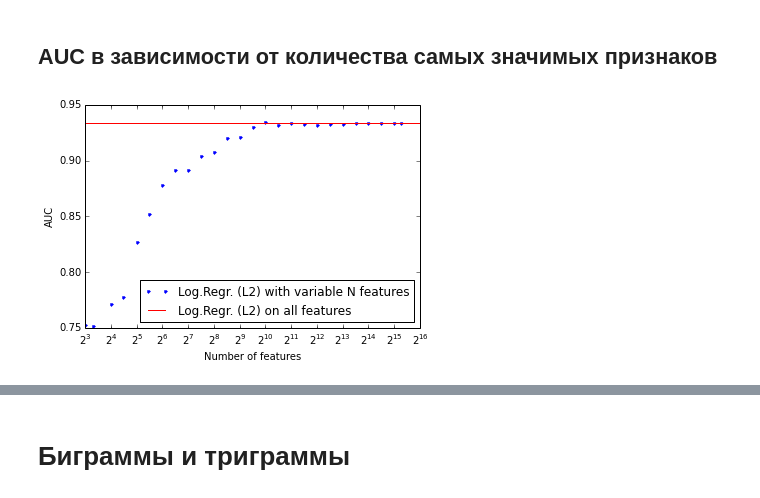
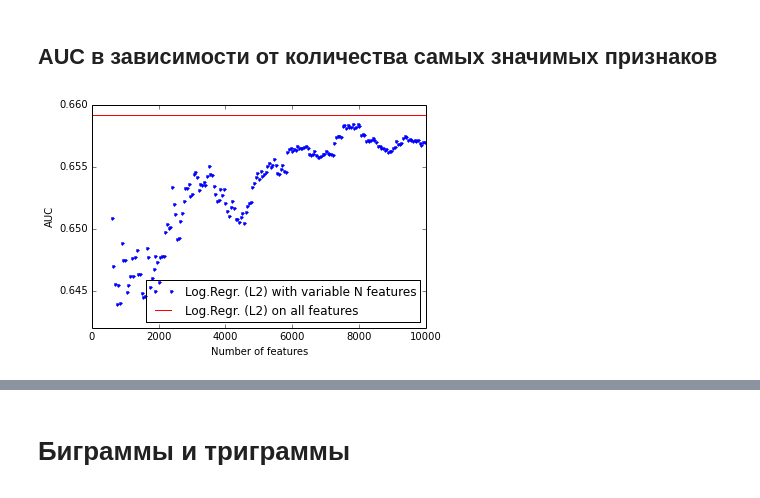
Before and after one commit to ermakovpetr/posneg, a Jupyter notebook: main.ipynb, the cells around one changed output, grey strips where cells are left out. Cells and saved outputs as stored; diff of their text form; code cells hidden in the pictures.

```diff
--- a/main.ipynb
+++ b/main.ipynb
@@ -214,6 +312,7 @@ from nltk import word_tokenize
 from nltk.stem.porter import PorterStemmer
 import string
 stemmer = PorterStemmer()
+from nltk.corpus import stopwords
 
 def stem_tokens(tokens, stemmer):
     stemmed = []
@@ -227,28 +326,29 @@ def tokenize(text):
     stems = stem_tokens(tokens, stemmer)
     return stems
 
+stop_words = stopwords.words('russian')
 
-count_vect_without_stopwords = CountVectorizer(stop_words='english')
+count_vect_without_stopwords = CountVectorizer(stop_words=stop_words)
 matrix_counts_without_stopwords = count_vect_without_stopwords.fit_transform(all_texts).toarray()
 
 count_vect_with_lemm = CountVectorizer(tokenizer=tokenize)
 matrix_counts_with_lemm = count_vect_with_lemm.fit_transform(all_texts).toarray()
 
-count_vect_with_lemm_without_stopwords = CountVectorizer(stop_words='english', tokenizer=tokenize)
+count_vect_with_lemm_without_stopwords = CountVectorizer(stop_words=stop_words, tokenizer=tokenize)
 matrix_counts_with_lemm_without_stopwords = count_vect_with_lemm_without_stopwords.fit_transform(all_texts).toarray()
 
 
 X_train, X_test, Y_train, Y_test = cross_valid(matrix_counts, target)
-logreg_counts_l2_predicted, _ = logistic_reg(X_train, X_test, Y_train, C=0.02915728098552524)
+logreg_counts_l2_predicted, _ = logistic_reg(X_train, X_test, Y_train, C=0.25)
 
 X_train, X_test, Y_train, Y_test = cross_valid(matrix_counts_without_stopwords, target)
-logreg_counts_l2_predicted_without_stopwords, _ = logistic_reg(X_train, X_test, Y_train, C=0.02915728098552524)
+logreg_counts_l2_predicted_without_stopwords, _ = logistic_reg(X_train, X_test, Y_train, C=0.25)
 
 X_train, X_test, Y_train, Y_test = cross_valid(matrix_counts_with_lemm, target)
-logreg_counts_l2_predicted_with_lemm, _ = logistic_reg(X_train, X_test, Y_train, C=0.02915728098552524)
+logreg_counts_l2_predicted_with_lemm, _ = logistic_reg(X_train, X_test, Y_train, C=0.25)
 
 X_train, X_test, Y_train, Y_test = cross_valid(matrix_counts_with_lemm_without_stopwords, target)
-logreg_counts_l2_predicted_with_lemm_without_stopwords, _ = logistic_reg(X_train, X_test, Y_train, C=0.02915728098552524)
+logreg_counts_l2_predicted_with_lemm_without_stopwords, _ = logistic_reg(X_train, X_test, Y_train, C=0.25)
 
 plot.figure(figsize=(3,4))
 rp_curve(Y_test, logreg_counts_l2_predicted, label='all')
@@ -279,8 +389,5 @@ w/o stop-words ) AUC =  0.909168742217
 # %% [markdown]
 # Выбор наиболее значимых признаков по результатам обучения логистической регрессии
-# %%
-X_train, X_test, Y_train, Y_test = cross_valid(matrix_counts, target)
-logreg_counts_l2_predicted, log_counts_model = logistic_reg(X_train, X_test, Y_train, C=0.02915728098552524)
 # %% [markdown]
 ## Для самых 5000 значимых
 # %%
@@ -332,24 +416,43 @@ have, = -0.15028
+# %%
+# -*- coding: utf-8 -*-
+pos_select_by_lr = numpy.argsort(log_counts_model.coef_)[0][::-1][:30]
+neg_select_by_lr = numpy.argsort(log_counts_model.coef_)[0][:30]
+print '\n', 'TOP 10 pos'
+for idx in numpy.argsort(log_counts_model.coef_)[0][::-1][:30]: # последние 10 с максимальным коэфициентом
+    print words_as_features.get(idx)  + " : " + str(log_counts_model.coef_[0][idx])
+print '\n', 'TOP 10 neg'
+for idx in numpy.argsort(log_counts_model.coef_)[0][:30]: # последние 10 с минимальным коэфициентом
+    print words_as_features.get(idx)  + " : " + str(log_counts_model.coef_[0][idx])
+
+# print pos_select_by_lr
+# print neg_select_by_lr
+
+# print pos_select_by_lr[7223]
+# print pos_select_by_lr[39335 ]
+# print pos_select_by_lr[28696 ]
+# print pos_select_by_lr[11110 ]
 # %% [markdown]
 ## AUC в зависимости от количества самых значимых признаков
 # %%
 ga =  get_auc(Y_test, logreg_counts_l2_predicted),
 auc_map = {}
-for i in [2**(i/2.0) for i in xrange(4,30,1)]:
+number_of_features_range = xrange(300, 5000, 25)#[2**(i/2.0) for i in xrange(2,34,1)]
+for i in number_of_features_range:
     pos_select_by_lr = numpy.argsort(log_counts_model.coef_)[0][::-1][:i]
     neg_select_by_lr = numpy.argsort(log_counts_model.coef_)[0][:i]
     l_f = list(set(pos_select_by_lr) | set(neg_select_by_lr))
     n_f = len(l_f)
     select_matrix_counts = (matrix_counts.transpose()[l_f]).transpose()
     X_train, X_test, Y_train, Y_test = cross_valid(select_matrix_counts, target)
-    logreg_counts_l2_select_predicted, _ = logistic_reg(X_train, X_test, Y_train, C=0.02915728098552524)
+    logreg_counts_l2_select_predicted, _ = logistic_reg(X_train, X_test, Y_train, C=0.25)
     auc_map[n_f] = get_auc(Y_test, logreg_counts_l2_select_predicted)
 
 plot.plot(auc_map.keys(), auc_map.values(), '.', label='Log.Regr. (L2) with variable N features')
 plot.axhline(y=ga,xmin=0,xmax=20000,color='red', label='Log.Regr. (L2) on all features')
 plot.xlabel('Number of features'); plot.ylabel('AUC');
-plot.legend(loc=0); plot.xscale('log', basex=2);
+plot.legend(loc=0); #plot.xscale('log', basex=2);
 # %% [output]
-[figure, old version]
+[figure, new version]
 # %%
 print "Для всех признаков AUC = " + str(ga[0]) + "\n"
 print "Максимальное AUC = " + str(max(auc_map.values()))
```
Also changed, not shown: parts of 45 cells of this notebook, 2 other files.
